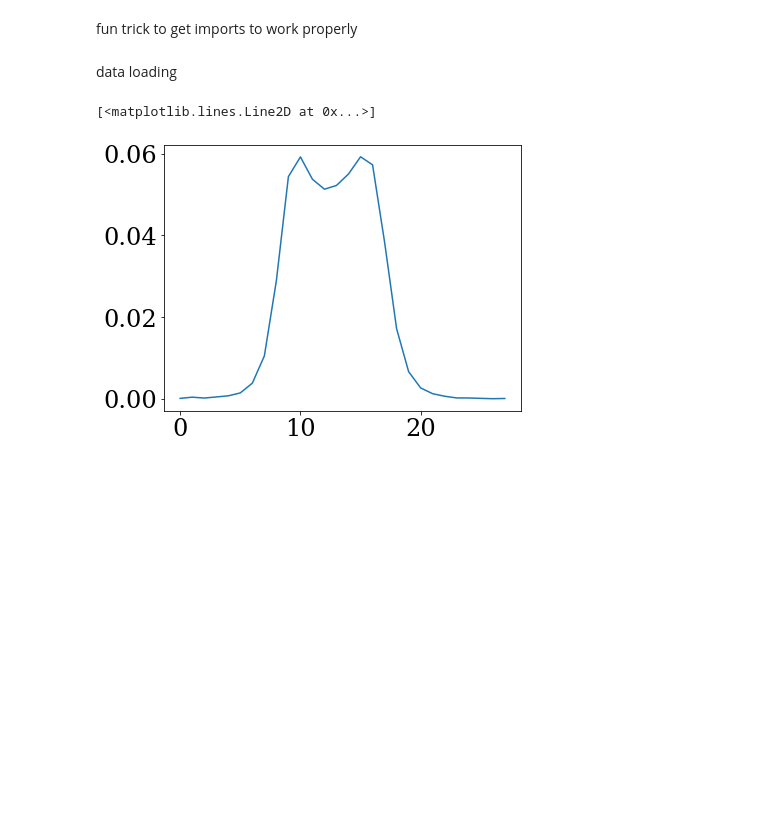
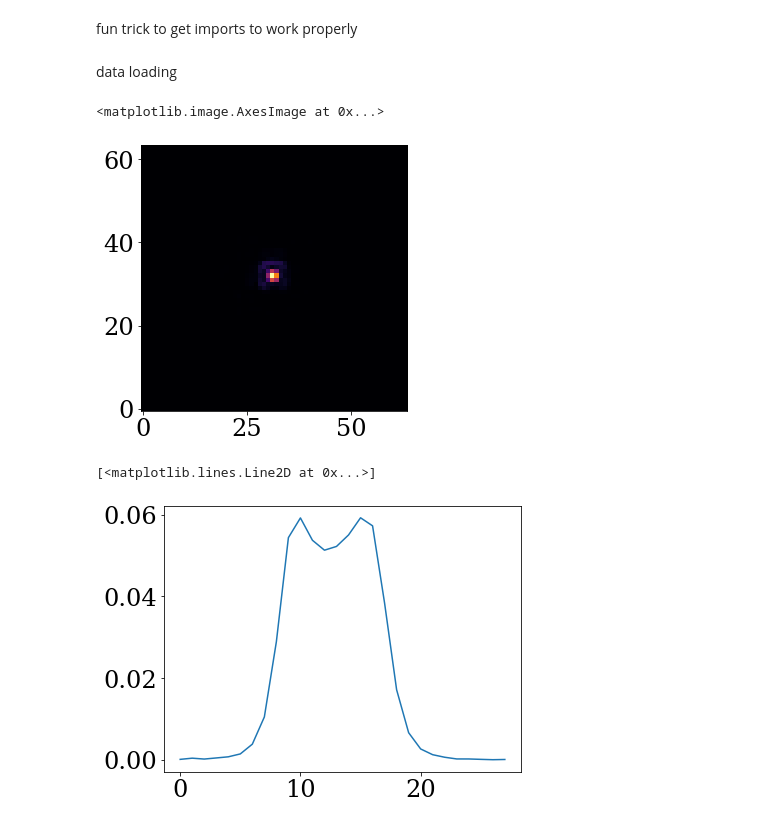
Before and after one commit to h-greer/hubble, a Jupyter notebook: notebooks/single-image.ipynb, the cells around one changed output. Saved outputs shown, nothing was run; the diff lists cells and outputs as text; code cells hidden in the pictures; blank space fills up the shorter version.

```diff
--- a/notebooks/single-image.ipynb
+++ b/notebooks/single-image.ipynb
@@ -130,3 +78,8 @@ f145m = np.asarray(pd.read_csv("../data/HST_NICMOS1.F145M.dat", sep=' '))
+# %%
+plt.imshow(exposure.data)
+# %% [output]
+<matplotlib.image.AxesImage at 0x...>
+[figure, added]
 # %%
 plt.plot(f095n[::5,1])
 # %% [output]
```
Also changed, not shown: parts of 13 cells of this notebook, 1 other file.
